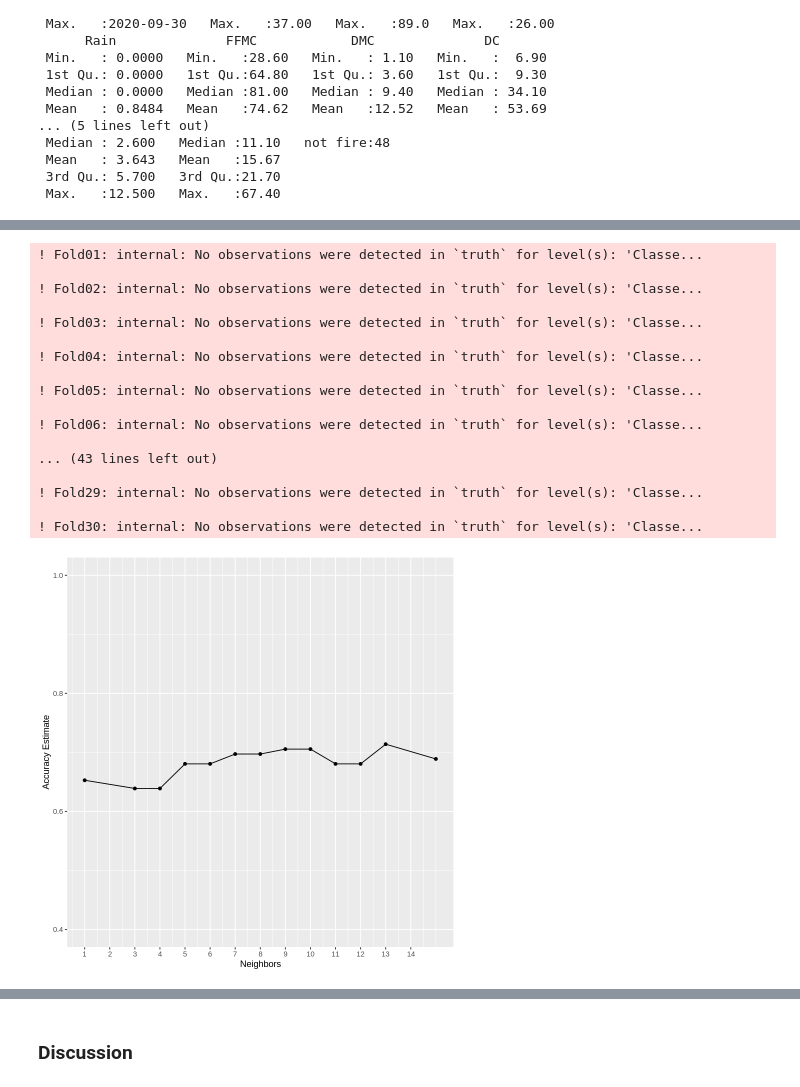
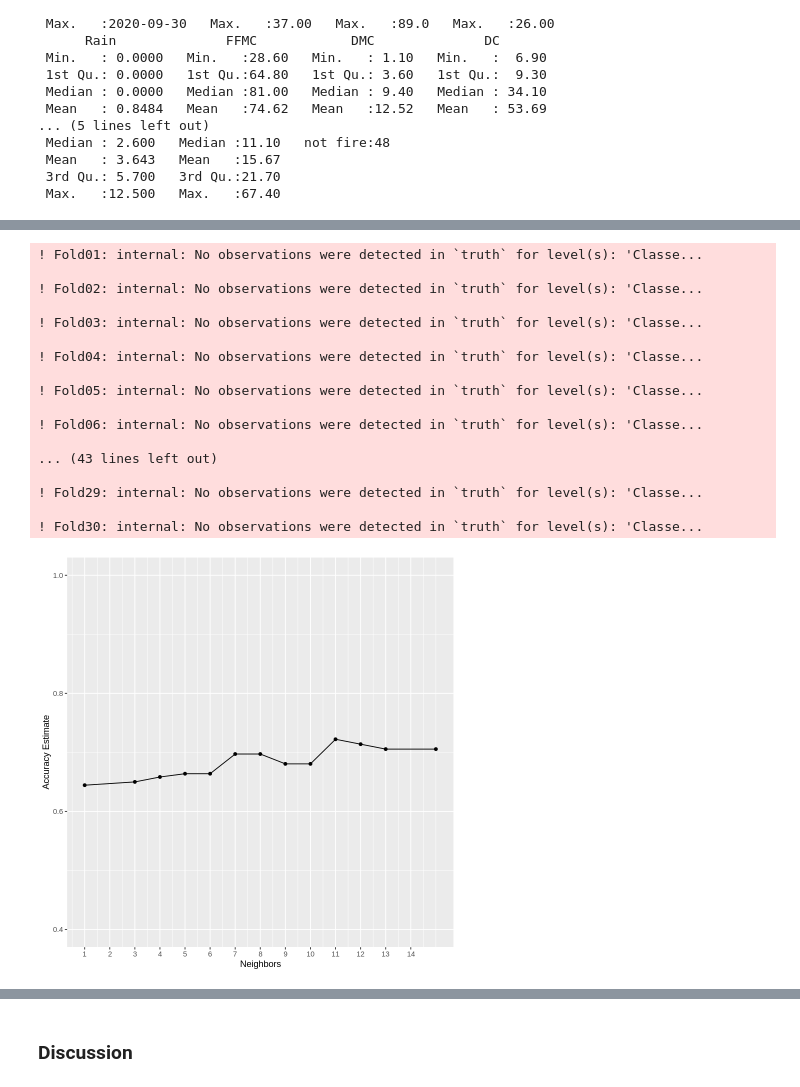
Before and after one commit to lufinot/DTSC-G18-V2, a Jupyter notebook: projectt.ipynb, the cells around one changed output, grey strips where cells are left out. Drawn from its saved outputs; the diff is of its cells as text; code cells hidden in the pictures.

```diff
--- a/projectt.ipynb
+++ b/projectt.ipynb
@@ -134,7 +137,7 @@ knn_tune <- nearest_neighbor(weight_func = "rectangular", neighbors = tune()) %>
        set_engine("kknn") %>%
       set_mode("classification")
 
-fire_recipe <- recipe(Classes ~ Rain + RH + Ws + Temperature,  data = fire_train) %>%
+fire_recipe <- recipe(Classes ~ Rain + RH + Temperature,  data = fire_train) %>%
         step_scale(all_predictors()) %>%
         step_center(all_predictors())
 
@@ -150,32 +153,32 @@ accuracies <- cross_val_metrics %>%
        filter(.metric == "accuracy")
 
 cross_val_plot <- ggplot(accuracies, aes(x = neighbors, y = mean))+
        geom_point() +
        geom_line() +
        labs(x = "Neighbors", y = "Accuracy Estimate") +
        scale_x_continuous(breaks = seq(0, 14, by = 1)) +  # adjusting the x-axis
        scale_y_continuous(limits = c(0.4, 1.0)) # adjusting the y-axis
 
 
 
 cross_val_plot
 # %% [output]
 ! Fold01: internal: No observations were detected in `truth` for level(s): 'Classe...
 
 ! Fold02: internal: No observations were detected in `truth` for level(s): 'Classe...
 
 ! Fold03: internal: No observations were detected in `truth` for level(s): 'Classe...
 
 ! Fold04: internal: No observations were detected in `truth` for level(s): 'Classe...
 
 ! Fold05: internal: No observations were detected in `truth` for level(s): 'Classe...
 
 ! Fold06: internal: No observations were detected in `truth` for level(s): 'Classe...
 
 ... (43 lines left out)
 
 ! Fold29: internal: No observations were detected in `truth` for level(s): 'Classe...
 
 ! Fold30: internal: No observations were detected in `truth` for level(s): 'Classe...
-[figure, old version]
+[figure, new version]
 # %%
```
Also changed, not shown: parts of 2 cells of this notebook.
